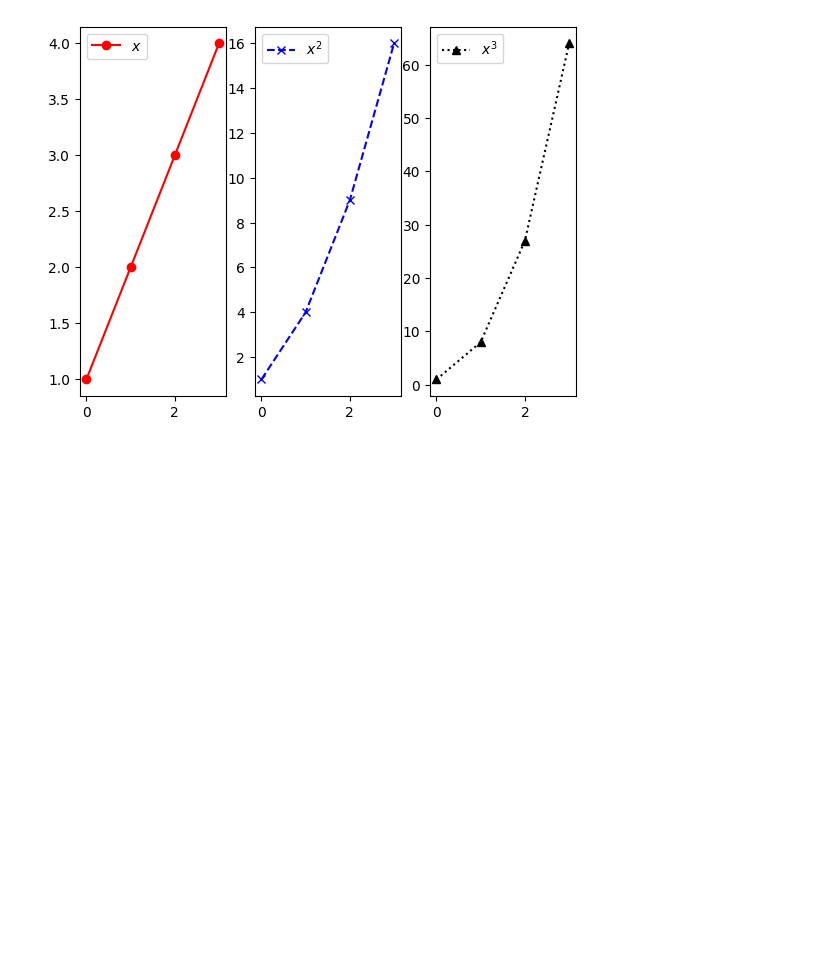
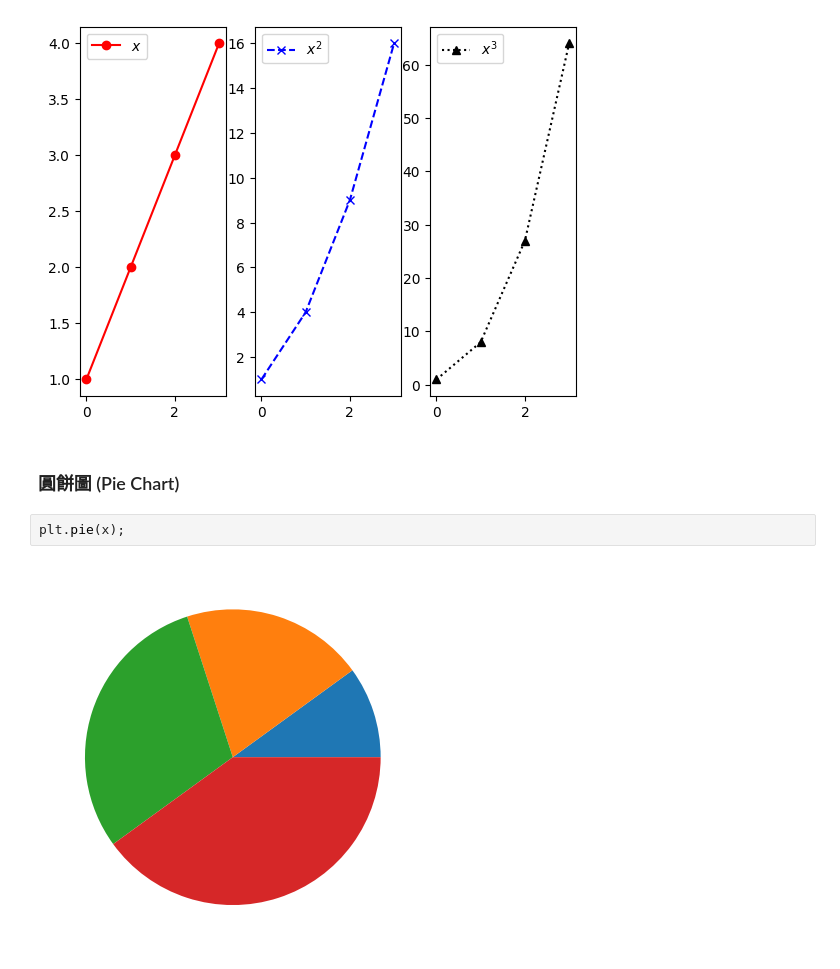
Before and after one commit to vcdemy/20240416, a Jupyter notebook: 2040416筆記.ipynb, the cells around one changed output. Saved outputs shown, nothing was run; the diff lists cells and outputs as text; blank space fills up the shorter version.

```diff
--- a/2040416筆記.ipynb
+++ b/2040416筆記.ipynb
@@ -465,3 +465,9 @@ plt.legend()
 # %% [output]
 <matplotlib.legend.Legend at 0x...>
 [figure]
+# %% [markdown]
+### 圓餅圖 (Pie Chart)
+# %%
+plt.pie(x);
+# %% [output]
+[figure, added]
```
Also changed, not shown: parts of 1 cell of this notebook.
